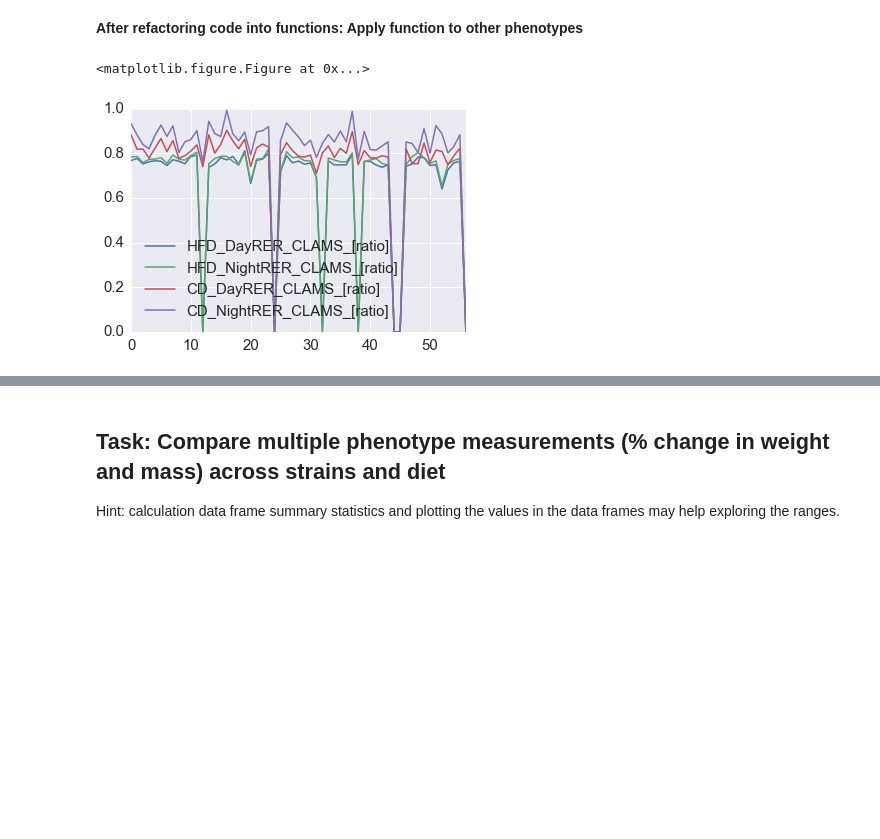
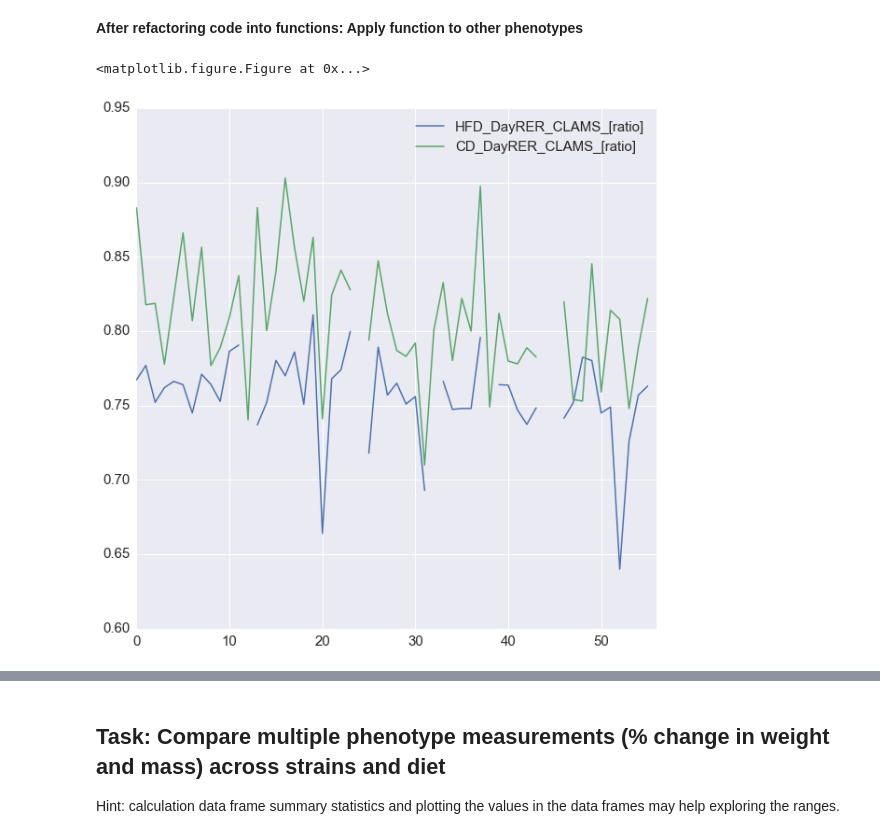
Before and after one commit to Telocontar/IntegratedBioinformatics, a Jupyter notebook: notebooks/Day2_Exploratory_Analysis.ipynb, the cells around one changed output, grey strips where cells are left out. Saved outputs shown, nothing was run; the diff lists cells and outputs as text; code cells hidden in the pictures; blank space fills up the shorter version.

```diff
--- a/notebooks/Day2_Exploratory_Analysis.ipynb
+++ b/notebooks/Day2_Exploratory_Analysis.ipynb
@@ -488,8 +531,8 @@ See above.
 # %% [markdown]
 __After refactoring code into functions: Apply function to other phenotypes__
 # %%
-compare_phenotypes("CLAMS", phenotype_df, n=2)
+compare_phenotypes("CLAMS", phenotype_df, n=1)
 # %% [output]
 <matplotlib.figure.Figure at 0x...>
-[figure, old version]
+[figure, new version]
 # %%
```
Also changed, not shown: parts of 11 cells of this notebook.
